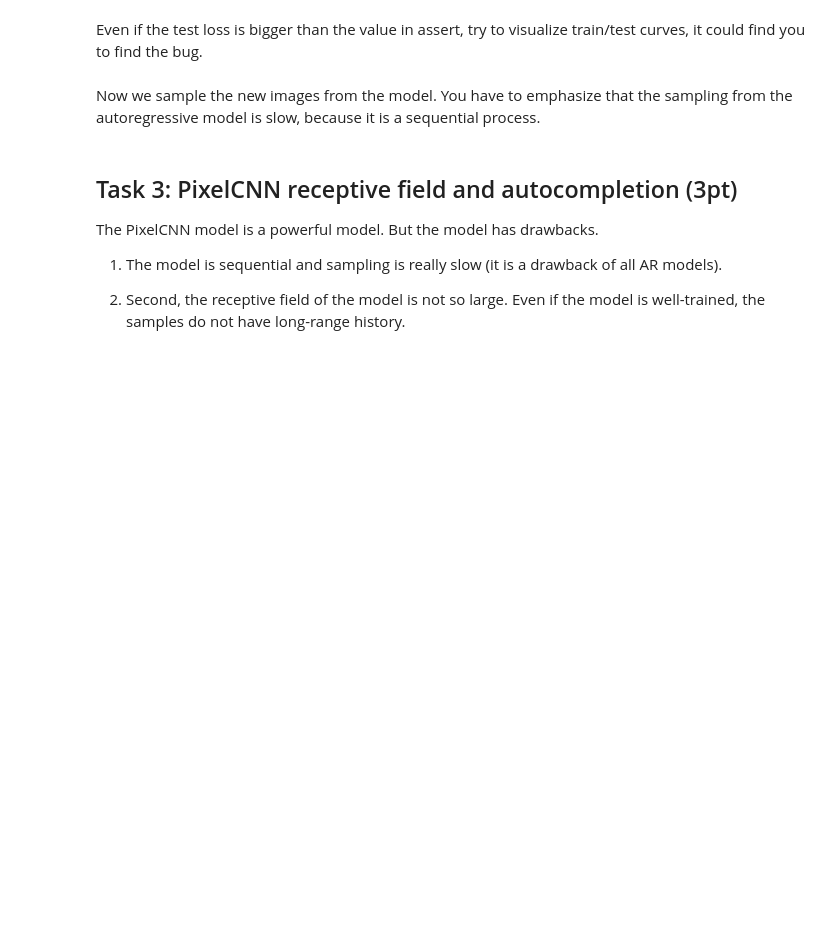
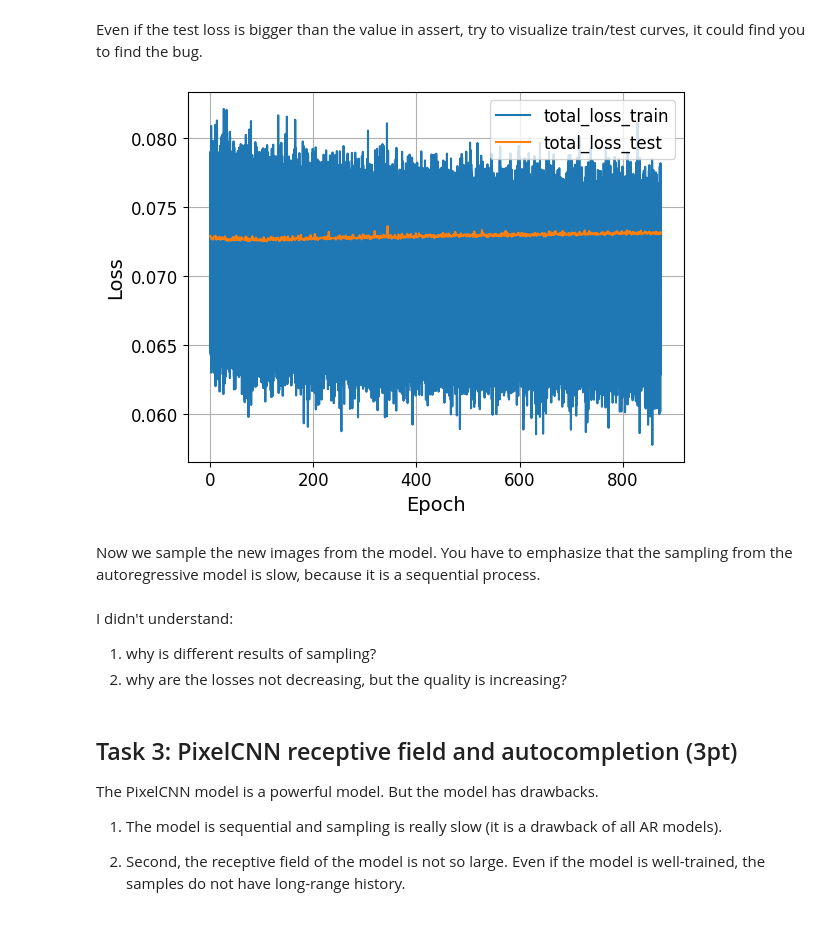
Before and after one commit to ageent/deep_gen_models, a Jupyter notebook: chernov/ch1.ipynb, the cells around one changed output. Saved outputs shown, nothing was run; the diff lists cells and outputs as text; code cells hidden in the pictures; blank space fills up the shorter version.

```diff
--- a/chernov/ch1.ipynb
+++ b/chernov/ch1.ipynb
@@ -2,0 +6,16 @@
+# %%
+import os
+import numpy as np
+import matplotlib.pyplot as plt
+from pathlib import Path
+import json
+
+from tqdm.notebook import tqdm
+
+import torch
+import torch.nn as nn
+import torch.nn.functional as F
+import torch.utils.data as data
+
+USE_CUDA = torch.cuda.is_available()
+DEVICE = torch.device("cuda:0" if torch.cuda.is_available() else "cpu")
@@ -373,7 +457,9 @@ assert test_losses['total_loss'][-1] < 0.10
 # %% [markdown]
 Even if the test loss is bigger than the value in assert, try to visualize train/test curves, it could find you to find the bug.
 # %%
-plot_training_curves(train_losses, test_losses)
+plot_training_curves(train_losses, test_losses, save_to=experiment_path / 'training_curves.jpg');
+# %% [output]
+[figure, added]
 # %% [markdown]
 Now we sample the new images from the model. You have to emphasize that the sampling from the autoregressive model is slow, because it is a sequential process.
 # %%
@@ -382,3 +468,7 @@ show_samples(samples, title='MNIST samples', nrow=5)
+# %% [markdown]
+I didn't understand:
+1. why is different results of sampling?
+2. why are the losses not decreasing, but the quality is increasing?
 # %% [markdown]
 ## Task 3: PixelCNN receptive field and autocompletion (3pt)
 
```
Also changed, not shown: parts of 11 cells of this notebook, 10 other files.
